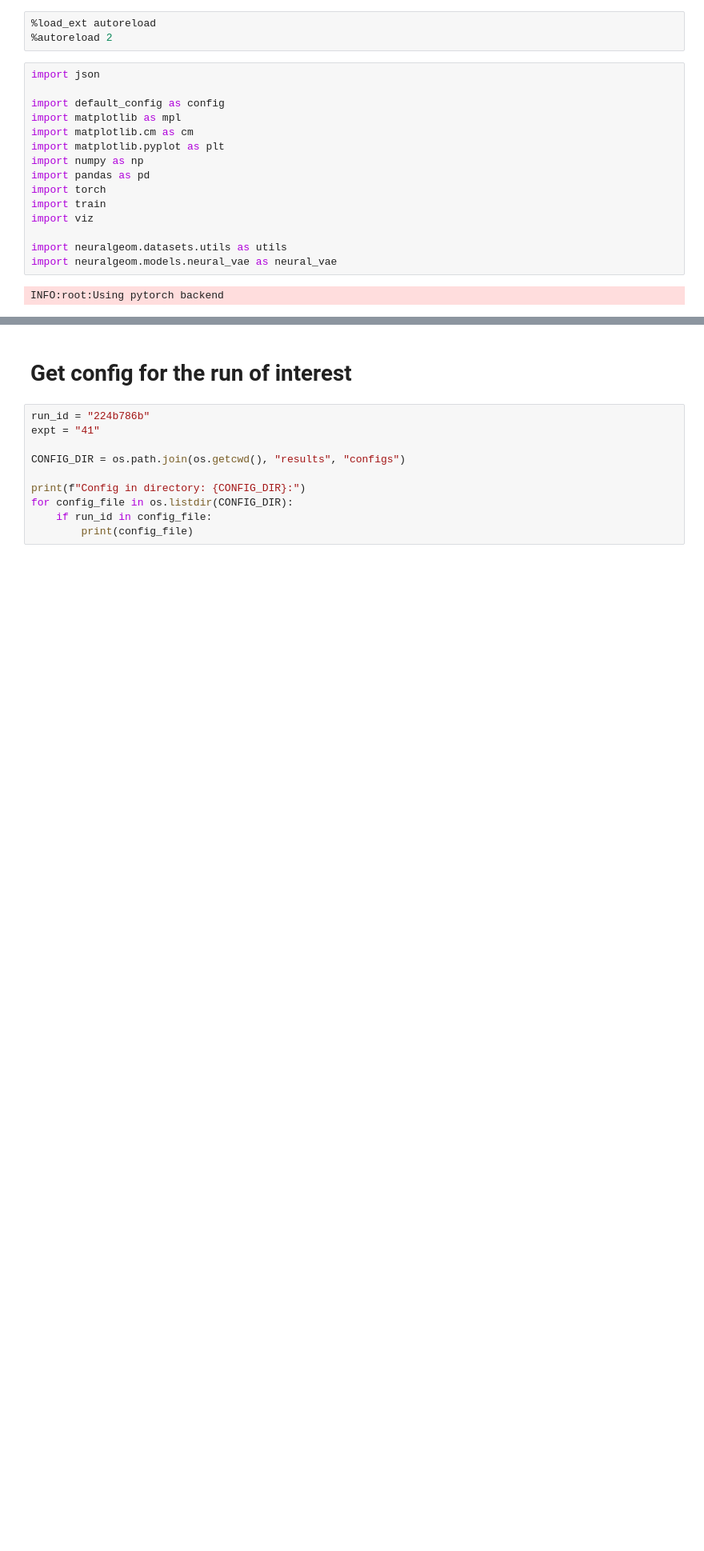
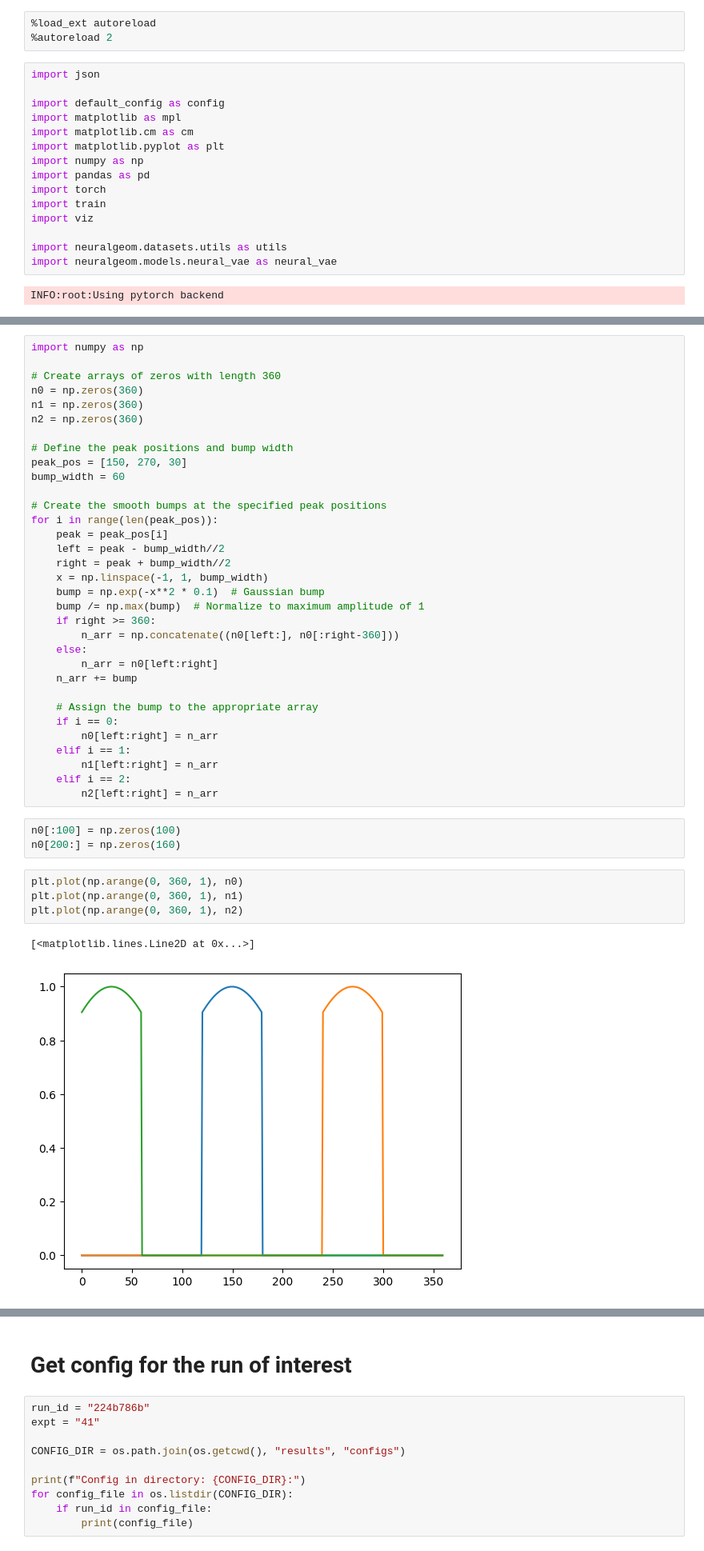
Before and after one commit to geometric-intelligence/neurometry, a Jupyter notebook: neuralgeom/notebooks/07_plot_neural_manifolds.ipynb, the cells around one changed output, grey strips where cells are left out. Shown at 80% size. Cells and saved outputs as stored; diff of their text form; blank space fills up the shorter version.

```diff
--- a/neuralgeom/notebooks/07_plot_neural_manifolds.ipynb
+++ b/neuralgeom/notebooks/07_plot_neural_manifolds.ipynb
@@ -50,0 +53,43 @@ INFO:root:Using pytorch backend
+# %%
+import numpy as np
+
+# Create arrays of zeros with length 360
+n0 = np.zeros(360)
+n1 = np.zeros(360)
+n2 = np.zeros(360)
+
+# Define the peak positions and bump width
+peak_pos = [150, 270, 30]
+bump_width = 60
+
+# Create the smooth bumps at the specified peak positions
+for i in range(len(peak_pos)):
+    peak = peak_pos[i]
+    left = peak - bump_width//2
+    right = peak + bump_width//2
+    x = np.linspace(-1, 1, bump_width)
+    bump = np.exp(-x**2 * 0.1)  # Gaussian bump
+    bump /= np.max(bump)  # Normalize to maximum amplitude of 1
+    if right >= 360:
+        n_arr = np.concatenate((n0[left:], n0[:right-360]))
+    else:
+        n_arr = n0[left:right]
+    n_arr += bump
+
+    # Assign the bump to the appropriate array
+    if i == 0:
+        n0[left:right] = n_arr
+    elif i == 1:
+        n1[left:right] = n_arr
+    elif i == 2:
+        n2[left:right] = n_arr
+# %%
+n0[:100] = np.zeros(100)
+n0[200:] = np.zeros(160)
+# %%
+plt.plot(np.arange(0, 360, 1), n0)
+plt.plot(np.arange(0, 360, 1), n1)
+plt.plot(np.arange(0, 360, 1), n2)
+# %% [output]
+[<matplotlib.lines.Line2D at 0x...>]
+[figure, added]
```
Also changed, not shown: parts of 7 cells of this notebook.
